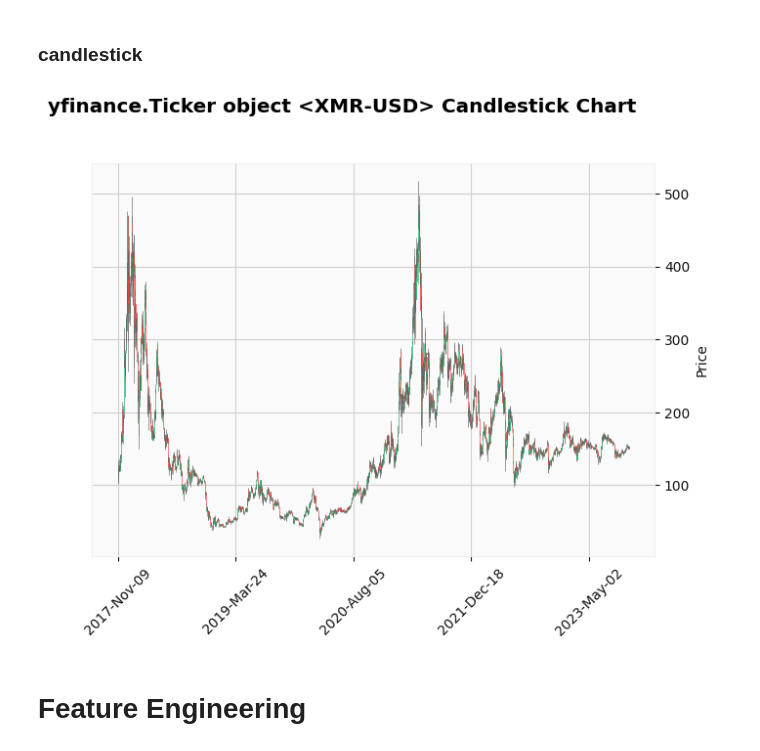
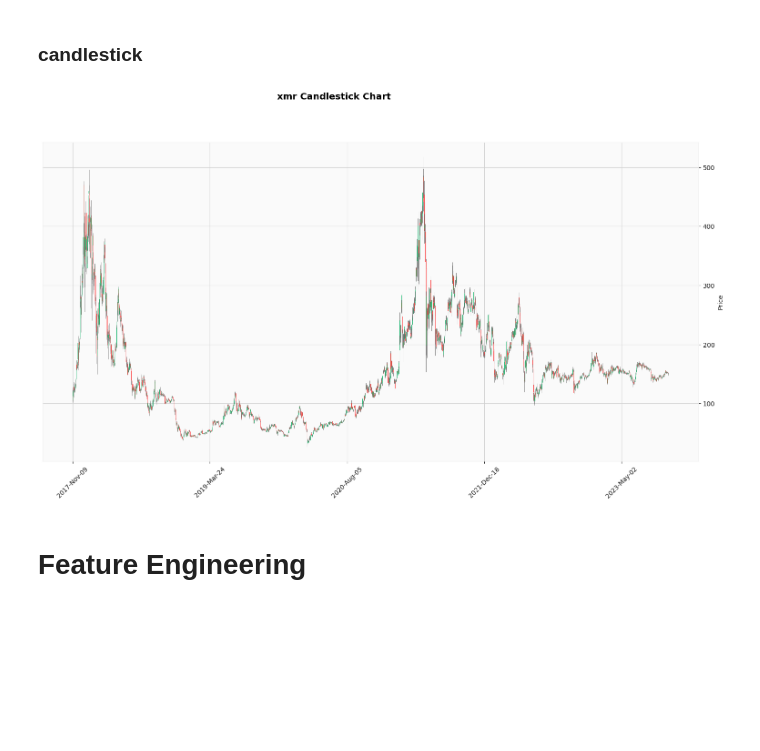
Before and after one commit to mr-robot77/Quera_G11-Project2, a Jupyter notebook: Problem 3/prediction.ipynb, the cells around one changed output. Cells and saved outputs as stored; diff of their text form; code cells hidden in the pictures; blank space fills up the shorter version.

```diff
--- a/Problem 3/prediction.ipynb
+++ b/Problem 3/prediction.ipynb
@@ -282,11 +237,15 @@ df_xmr
 # %%
 import mplfinance as mpf
 
 mpf.plot(
-    df_xmr.loc[:, :], type="candle", style="yahoo", title=f"{xmr} Candlestick Chart"
+    df_xmr.loc[:, :],
+    figsize=(20, 10),
+    type="candle",
+    style="yahoo",
+    title="xmr Candlestick Chart",
 )
 # %% [output]
-[figure, old version]
+[figure, new version]
 # %% [markdown]
 # Feature Engineering
 # %% [markdown]
```
Also changed, not shown: parts of 232 cells of this notebook.
